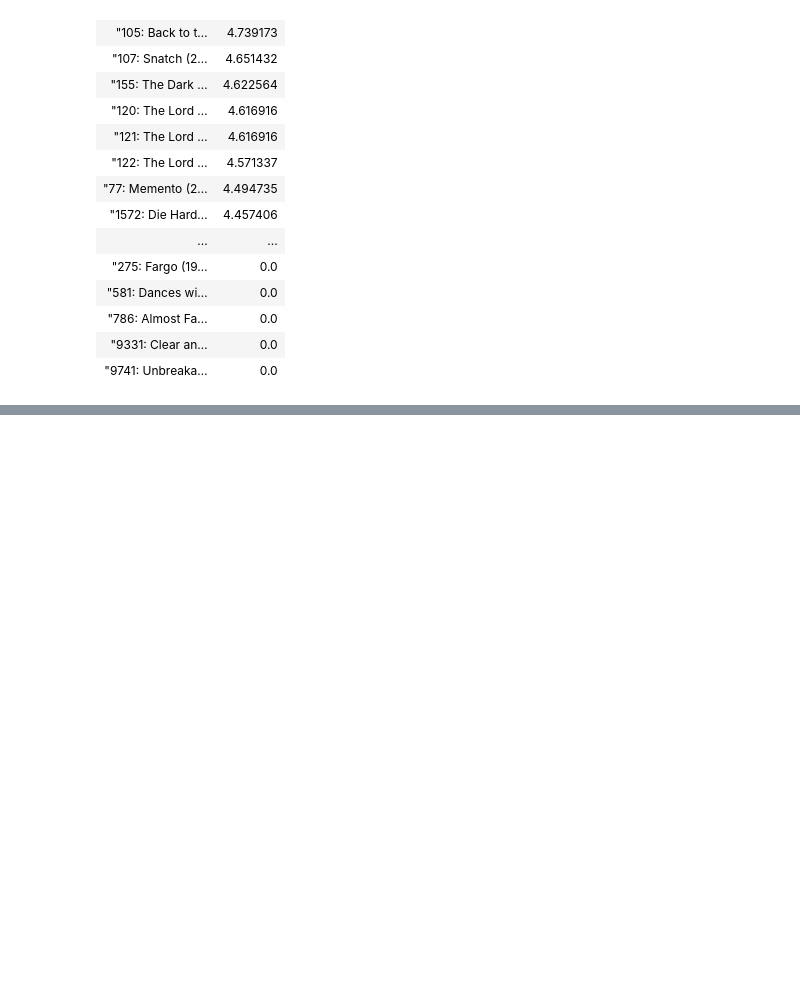
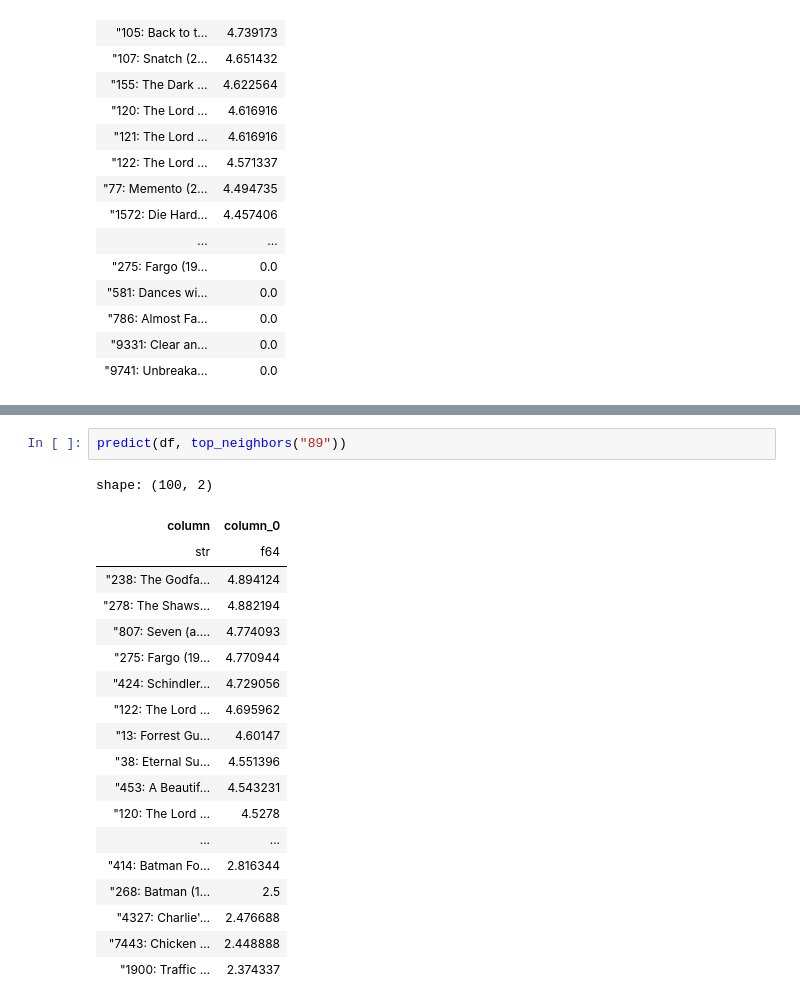
Before and after one commit to spzSource/recommender-systems-course, a Jupyter notebook: module-2/week-2/user-user-cf.ipynb, the cells around one changed output, grey strips where cells are left out. Drawn from its saved outputs; the diff is of its cells as text; blank space fills up the shorter version.

```diff
--- a/module-2/week-2/user-user-cf.ipynb
+++ b/module-2/week-2/user-user-cf.ipynb
@@ -293,0 +314,22 @@ shape: (100, 2)
+# %%
+predict(df, top_neighbors("89"))
+# %% [output]
+shape: (100, 2)
+| column | column_0 |
+| str | f64 |
+| "238: The Godfa… | 4.894124 |
+| "278: The Shaws… | 4.882194 |
+| "807: Seven (a.… | 4.774093 |
+| "275: Fargo (19… | 4.770944 |
+| "424: Schindler… | 4.729056 |
+| "122: The Lord … | 4.695962 |
+| "13: Forrest Gu… | 4.60147 |
+| "38: Eternal Su… | 4.551396 |
+| "453: A Beautif… | 4.543231 |
+| "120: The Lord … | 4.5278 |
+| ... | ... |
+| "414: Batman Fo… | 2.816344 |
+| "268: Batman (1… | 2.5 |
+| "4327: Charlie'… | 2.476688 |
+| "7443: Chicken … | 2.448888 |
+| "1900: Traffic … | 2.374337 |
```
Also changed, not shown: parts of 7 cells of this notebook.
